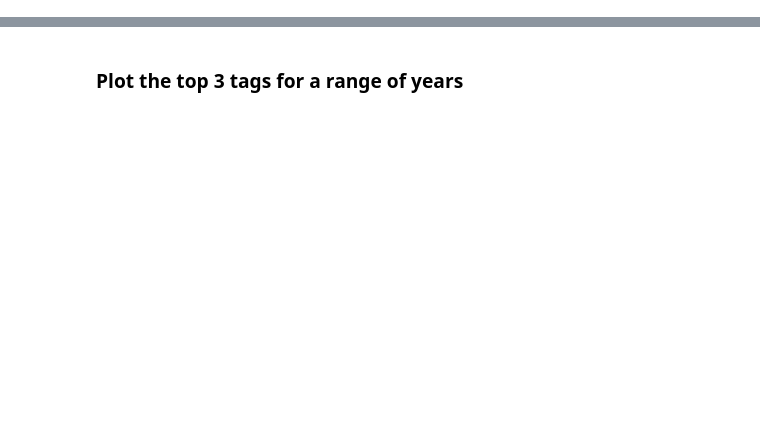
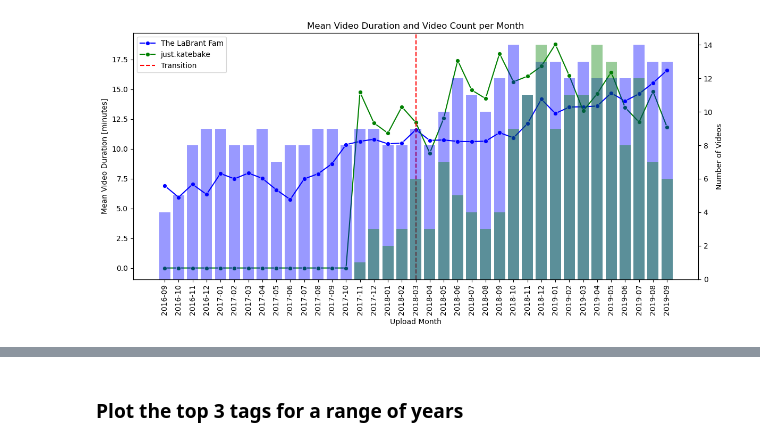
Before and after one commit to kamilmellouk/kadabros, a Jupyter notebook: notebooks/Pierre_eda.ipynb, the cells around one changed output, grey strips where cells are left out. Cells and saved outputs as stored; diff of their text form; code cells hidden in the pictures; blank space fills up the shorter version.

Commit message:
impact of  switch on channel analyse

```diff
--- a/notebooks/Pierre_eda.ipynb
+++ b/notebooks/Pierre_eda.ipynb
@@ -71,0 +13,3 @@ yt_metadata_filt.describe()
+# %%
+channels = pd.read_csv(os.path.join(DATA_PATH, "df_channels_en.tsv.gz"), compression="infer", sep="\t")
+channels.head(2)
@@ -71,0 +27,12 @@ yt_metadata_filt.describe()
+# %%
+df_feather = feather.read_feather(os.path.join(DATA_PATH, 'yt_metadata_helper.feather')) # 9m :
+# %%
+channels["join_date"] = pd.to_datetime(channels["join_date"])
+timeseries["datetime"] = pd.to_datetime(timeseries["datetime"])
+df_feather["upload_date"] = pd.to_datetime(df_feather["upload_date"])
+df_feather["year_month"] = df_feather['upload_date'].dt.to_period('M')
+df_feather["like_rate"] = df_feather["like_count"] / (df_feather["like_count"] + df_feather["dislike_count"])
+channels_PB = channels[channels['category_cc'] == "People & Blogs"]
+df_feather_PB = df_feather[df_feather["channel_id"].isin(channels_PB["channel"])]
+timeseries_PB = timeseries[timeseries['channel'].isin(channels_PB['channel'])]
+df_feather.head(2)
@@ -71,0 +107,3 @@ yt_metadata_filt.describe()
+# %%
+channel_id = 'UC4-CH0epzZpD_ARhxCx6LaQ'
+category_evolution_of_channel(channel_id, show_evolution=True)
@@ -71,0 +125,64 @@ yt_metadata_filt.describe()
+# %%
+def video_frequency_and_duration(channel_ids, df_feather, channels, start_date=None, end_date=None, transition_date=None):
+    """
+    Plots the mean video duration per month for given channels, with an optional vertical line indicating a category transition
+    Plot moreover a histogram of the number of videos published.
+
+    Parameters:
+    - channel_ids (list): List of YouTube channel IDs.
+    - df_feather (DataFrame): DataFrame containing video data.
+    - channels (DataFrame): DataFrame containing channel information.
+    - start_date (str, optional): Start date for filtering videos.
+    - end_date (str, optional): End date for filtering videos.
+    - transition_date (str, optional): Date to draw a vertical line indicating the category transition.
+    """
+
+    plt.figure(figsize=(12, 6))
+    ax1 = plt.gca()  # Primary axis
+    ax2 = ax1.twinx()  # Secondary axis
+
+    # Establish the full date range for x-axis
+    start_period = pd.to_datetime(start_date).to_period('M') if start_date else df_feather['year_month'].min()
+    end_period = pd.to_datetime(end_date).to_period('M') if end_date else df_feather['year_month'].max()
+    full_period_range = pd.period_range(start=start_period, end=end_period, freq='M')
+
+    colors = {channel_ids[0]: 'blue', channel_ids[1]: 'green'}
+    alpha_level = 0.4  # Transparency for the bar plots
+
+    for channel_id in channel_ids:
+        df_filtered = df_feather[df_feather["channel_id"] == channel_id]
+
+        mean_duration = df_filtered.groupby("year_month")["duration"].mean() / 60
+        mean_duration = mean_duration.reindex(full_period_range, fill_value=0)
+        channel_name = channels[channels["channel"] == channel_id]["name_cc"].values[0]
+        sns.lineplot(ax=ax1, x=mean_duration.index.astype(str), y=mean_duration.values, marker="o", color=colors[channel_id], label=f"{channel_name}")
+
+        video_count = df_filtered.groupby("year_month").size()
+        video_count = video_count.reindex(full_period_range, fill_value=0)
+        ax2.bar(video_count.index.astype(str), video_count.values, alpha=alpha_level, color=colors[channel_id])
+
+    if transition_date:
+        transition_period = pd.to_datetime(transition_date).to_period('M')
+        ax1.axvline(x=str(transition_period), color='r', linestyle='--', label='Transition')
+
+    ax1.set_xlabel("Upload Month")
+    ax1.set_ylabel("Mean Video Duration [minutes]", color='black')
+    ax2.set_ylabel("Number of Videos", color='black')
+    ax1.tick_params(axis='y', colors='black')
+    ax2.tick_params(axis='y', colors='black')
+    x_ticks = range(len(full_period_range))
+    ax1.set_xticks(x_ticks)
+    ax1.set_xticklabels([period.strftime('%Y-%m') for period in full_period_range], rotation=90)
+
+    lines1, labels1 = ax1.get_legend_handles_labels()
+    lines2, labels2 = ax2.get_legend_handles_labels()
+    ax1.legend(lines1 + lines2, labels1 + labels2, loc='upper left')
+
+    plt.title("Mean Video Duration and Video Count per Month")
+    plt.tight_layout()
+    plt.show()
+
+channel_ids = ['UC4-CH0epzZpD_ARhxCx6LaQ', 'UC0oRdyzTbGIZUISiGQnDdiw']
+video_frequency_and_duration(channel_ids, df_feather, channels, start_date="2016-09", end_date="2019-09", transition_date="2018-03")
+# %% [output]
+[figure, added]
```
Also changed, not shown: parts of 54 cells of this notebook, 2 other files.
